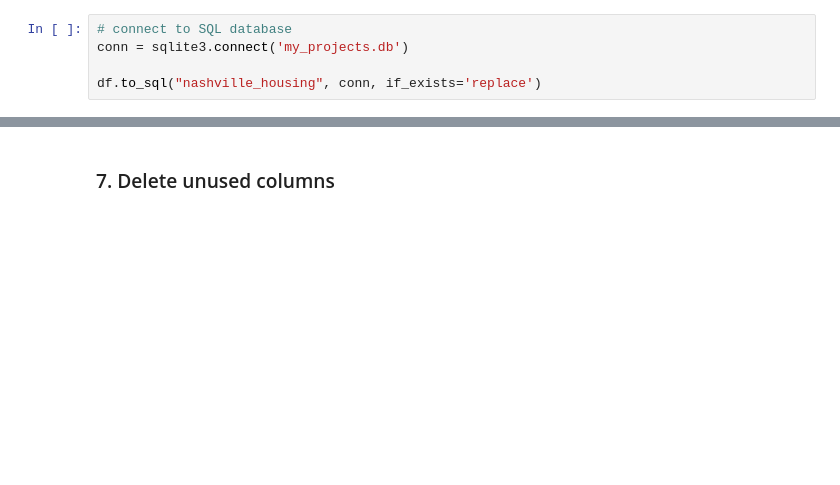
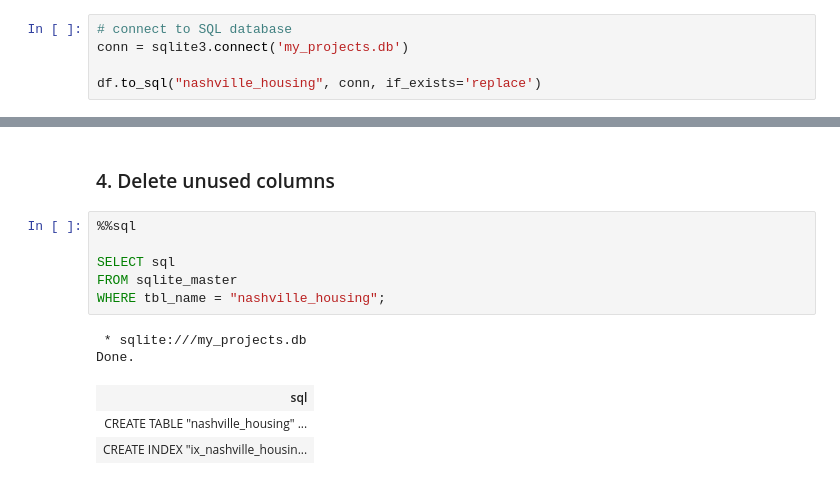
Before and after one commit to eemonte/Nashville_housing_price, a Jupyter notebook: SQL_data_cleaning_project.ipynb, the cells around one changed output, grey strips where cells are left out. Drawn from its saved outputs; the diff is of its cells as text; blank space fills up the shorter version.

```diff
--- a/SQL_data_cleaning_project.ipynb
+++ b/SQL_data_cleaning_project.ipynb
@@ -183,2 +327,14 @@ WHERE
 # %% [markdown]
-### 7. Delete unused columns
+### 4. Delete unused columns
+# %%
+%%sql
+
+SELECT sql
+FROM sqlite_master
+WHERE tbl_name = "nashville_housing";
+# %% [output]
+ * sqlite:///my_projects.db
+Done.
+| sql |
+| CREATE TABLE "nashville_housing" ... |
+| CREATE INDEX "ix_nashville_housin... |
```
Also changed, not shown: parts of 42 cells of this notebook.
